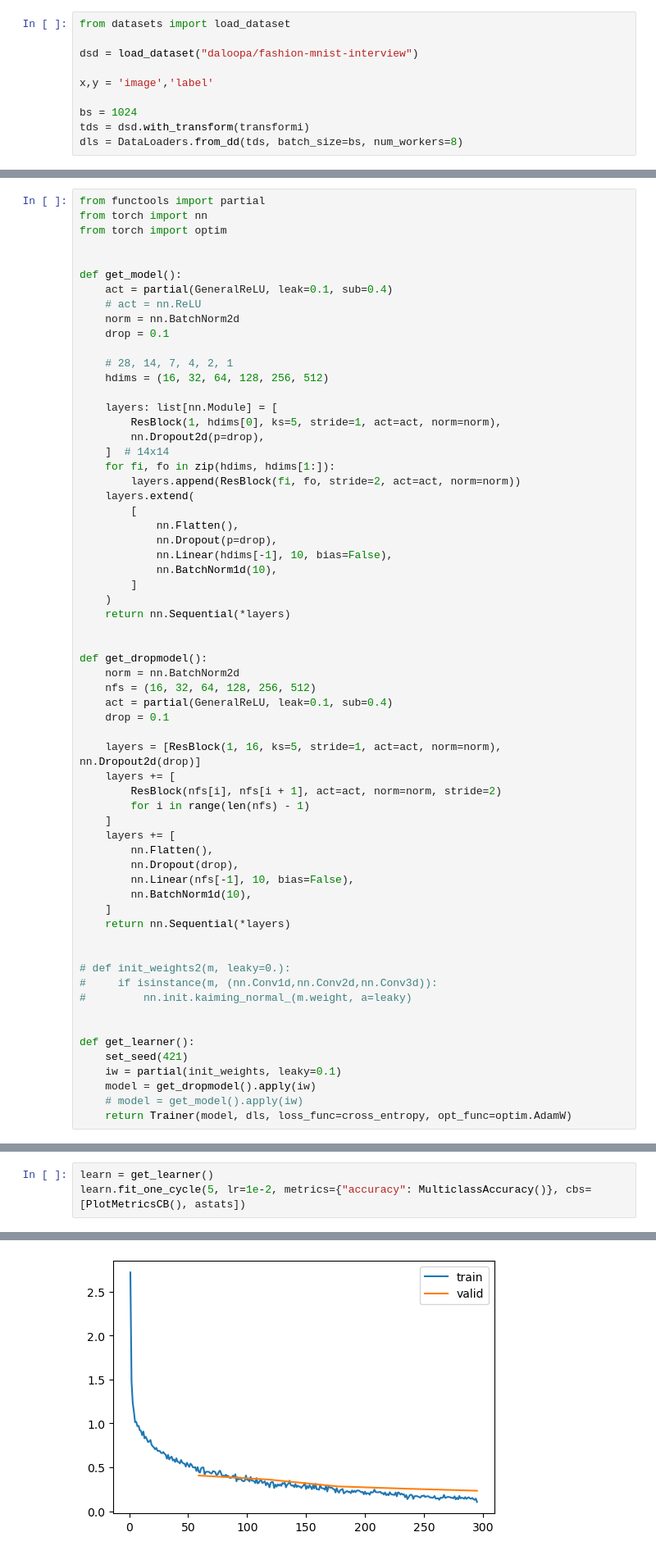
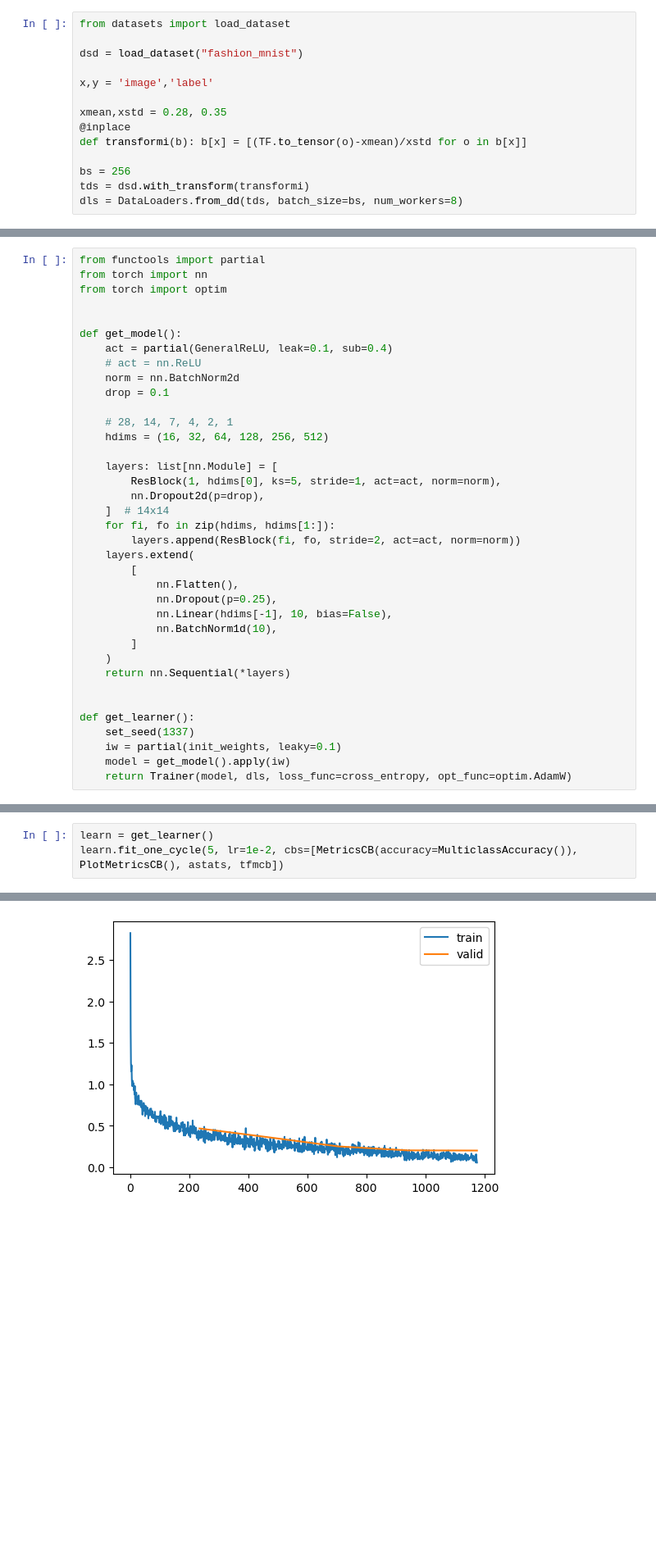
Before and after one commit to tom-pollak/tinyai, a Jupyter notebook: nbs/13c_best_mnist.ipynb, the cells around one changed output, grey strips where cells are left out. Shown: that part at 82% size. Saved outputs shown, nothing was run; the diff lists cells and outputs as text; blank space fills up the shorter version.

```diff
--- a/nbs/13c_best_mnist.ipynb
+++ b/nbs/13c_best_mnist.ipynb
@@ -15,10 +17,14 @@ def toggle_mpl():
 # %%
 from datasets import load_dataset
 
-dsd = load_dataset("daloopa/fashion-mnist-interview")
+dsd = load_dataset("fashion_mnist")
 
 x,y = 'image','label'
 
-bs = 1024
+xmean,xstd = 0.28, 0.35
+@inplace
+def transformi(b): b[x] = [(TF.to_tensor(o)-xmean)/xstd for o in b[x]]
+
+bs = 256
 tds = dsd.with_transform(transformi)
 dls = DataLoaders.from_dd(tds, batch_size=bs, num_workers=8)
@@ -46,7 +54,7 @@ def get_model():
     layers.extend(
         [
             nn.Flatten(),
-            nn.Dropout(p=drop),
+            nn.Dropout(p=0.25),
             nn.Linear(hdims[-1], 10, bias=False),
             nn.BatchNorm1d(10),
         ]
@@ -54,36 +62,10 @@ def get_model():
     return nn.Sequential(*layers)
 
 
-def get_dropmodel():
-    norm = nn.BatchNorm2d
-    nfs = (16, 32, 64, 128, 256, 512)
-    act = partial(GeneralReLU, leak=0.1, sub=0.4)
-    drop = 0.1
-
-    layers = [ResBlock(1, 16, ks=5, stride=1, act=act, norm=norm), nn.Dropout2d(drop)]
-    layers += [
-        ResBlock(nfs[i], nfs[i + 1], act=act, norm=norm, stride=2)
-        for i in range(len(nfs) - 1)
-    ]
-    layers += [
-        nn.Flatten(),
-        nn.Dropout(drop),
-        nn.Linear(nfs[-1], 10, bias=False),
-        nn.BatchNorm1d(10),
-    ]
-    return nn.Sequential(*layers)
-
-
-# def init_weights2(m, leaky=0.):
-#     if isinstance(m, (nn.Conv1d,nn.Conv2d,nn.Conv3d)):
-#         nn.init.kaiming_normal_(m.weight, a=leaky)
-
-
 def get_learner():
-    set_seed(421)
+    set_seed(1337)
     iw = partial(init_weights, leaky=0.1)
-    model = get_dropmodel().apply(iw)
-    # model = get_model().apply(iw)
+    model = get_model().apply(iw)
     return Trainer(model, dls, loss_func=cross_entropy, opt_func=optim.AdamW)
 # %%
 learn = get_learner()
@@ -133,5 +111,5 @@ astats = ActivationStats()
 # %%
 learn = get_learner()
-learn.fit_one_cycle(5, lr=1e-2, metrics={"accuracy": MulticlassAccuracy()}, cbs=[PlotMetricsCB(), astats])
+learn.fit_one_cycle(5, lr=1e-2, cbs=[MetricsCB(accuracy=MulticlassAccuracy()), PlotMetricsCB(), astats, tfmcb])
 # %% [output]
 | epoch | train | loss | accuracy |
@@ -148 +126 @@ learn.fit_one_cycle(5, lr=1e-2, metrics={"accuracy": MulticlassAccuracy()}, cbs=
-[figure, old version]
+[figure, new version]
```
Also changed, not shown: parts of 18 cells of this notebook, 5 other files.
